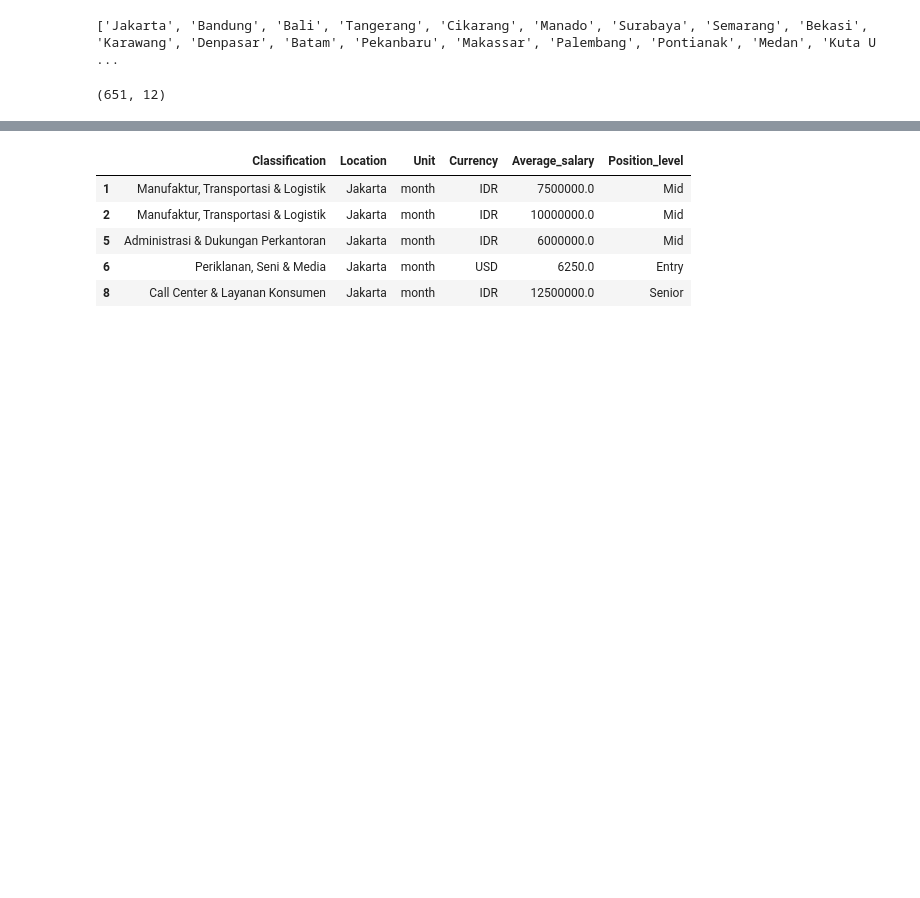
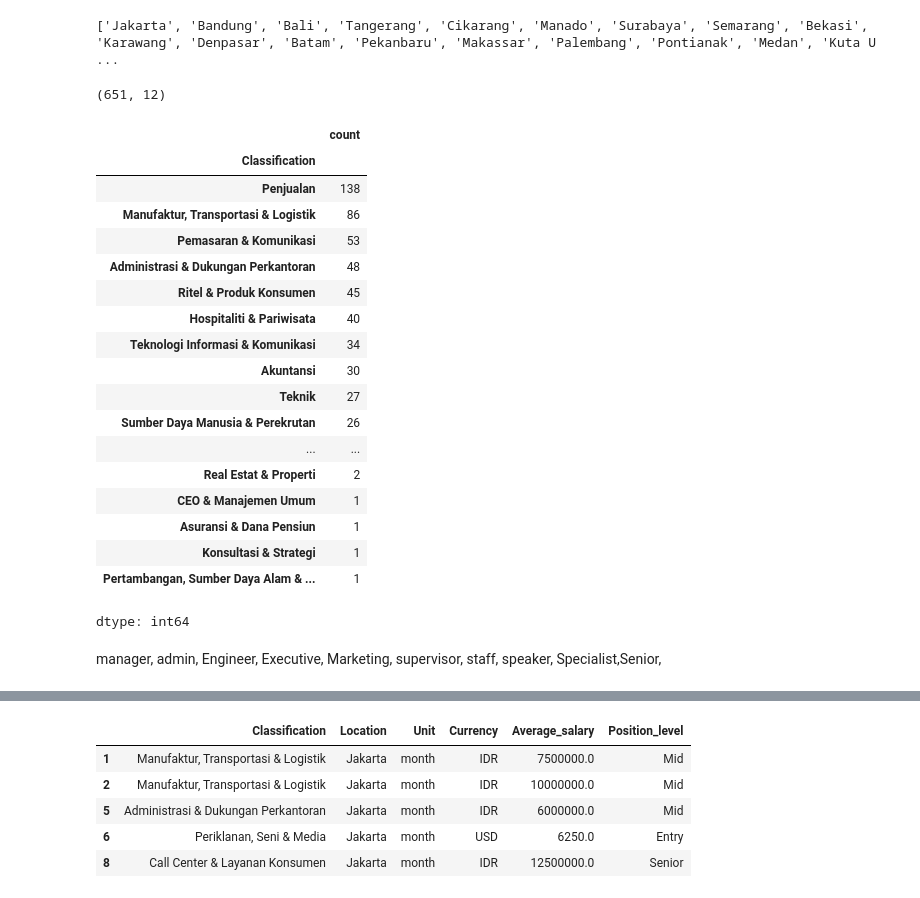
Before and after one commit to Jasman123/Web_scraping_and_Job_Analyze, a Jupyter notebook: Github_Project_WebScraping_Cities_featues.ipynb, the cells around one changed output, grey strips where cells are left out. Cells and saved outputs as stored; diff of their text form; code cells hidden in the pictures; blank space fills up the shorter version.

```diff
--- a/Github_Project_WebScraping_Cities_featues.ipynb
+++ b/Github_Project_WebScraping_Cities_featues.ipynb
@@ -518,3 +510,27 @@ df = df[df['Location'].isin(top20_cities)]
 df.shape
 # %% [output]
 (651, 12)
+# %%
+df['Classification'].value_counts()
+# %% [output]
+|  | count |
+| Classification |  |
+| Penjualan | 138 |
+| Manufaktur, Transportasi & Logistik | 86 |
+| Pemasaran & Komunikasi | 53 |
+| Administrasi & Dukungan Perkantoran | 48 |
+| Ritel & Produk Konsumen | 45 |
+| Hospitaliti & Pariwisata | 40 |
+| Teknologi Informasi & Komunikasi | 34 |
+| Akuntansi | 30 |
+| Teknik | 27 |
+| Sumber Daya Manusia & Perekrutan | 26 |
+| ... | ... |
+| Real Estat & Properti | 2 |
+| CEO & Manajemen Umum | 1 |
+| Asuransi & Dana Pensiun | 1 |
+| Konsultasi & Strategi | 1 |
+| Pertambangan, Sumber Daya Alam & ... | 1 |
+dtype: int64
+# %% [markdown]
+manager, admin, Engineer, Executive, Marketing, supervisor, staff, speaker, Specialist,Senior,
```
Also changed, not shown: parts of 3 cells of this notebook.
